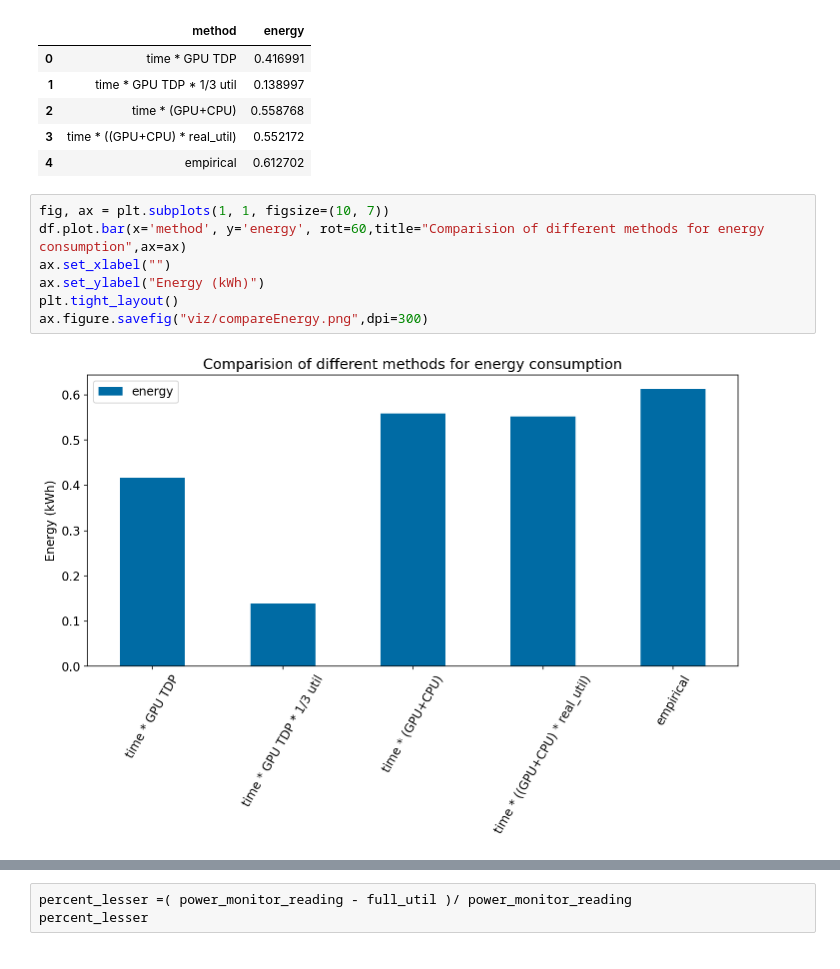
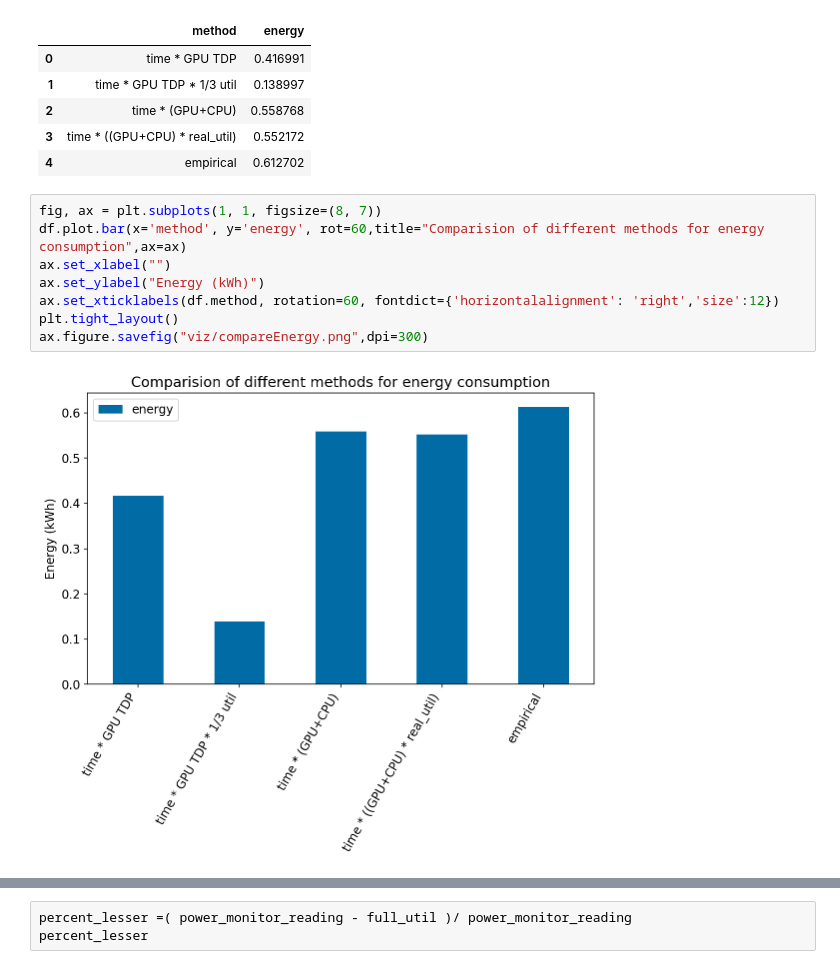
Before and after one commit to MScDissertation/NLP, a Jupyter notebook: CompareMethods.ipynb, the cells around one changed output, grey strips where cells are left out. Drawn from its saved outputs; the diff is of its cells as text.

```diff
--- a/CompareMethods.ipynb
+++ b/CompareMethods.ipynb
@@ -59,11 +59,12 @@ df.head()
 | 3 | time * ((GPU+CPU) * real_util) | 0.552172 |
 | 4 | empirical | 0.612702 |
 # %%
-fig, ax = plt.subplots(1, 1, figsize=(10, 7))
+fig, ax = plt.subplots(1, 1, figsize=(8, 7))
 df.plot.bar(x='method', y='energy', rot=60,title="Comparision of different methods for energy consumption",ax=ax)
 ax.set_xlabel("")
 ax.set_ylabel("Energy (kWh)")
+ax.set_xticklabels(df.method, rotation=60, fontdict={'horizontalalignment': 'right','size':12})
 plt.tight_layout()
 ax.figure.savefig("viz/compareEnergy.png",dpi=300)
 # %% [output]
-[figure, old version]
+[figure, new version]
```
Also changed, not shown: parts of 7 cells of this notebook, 8 other files.
